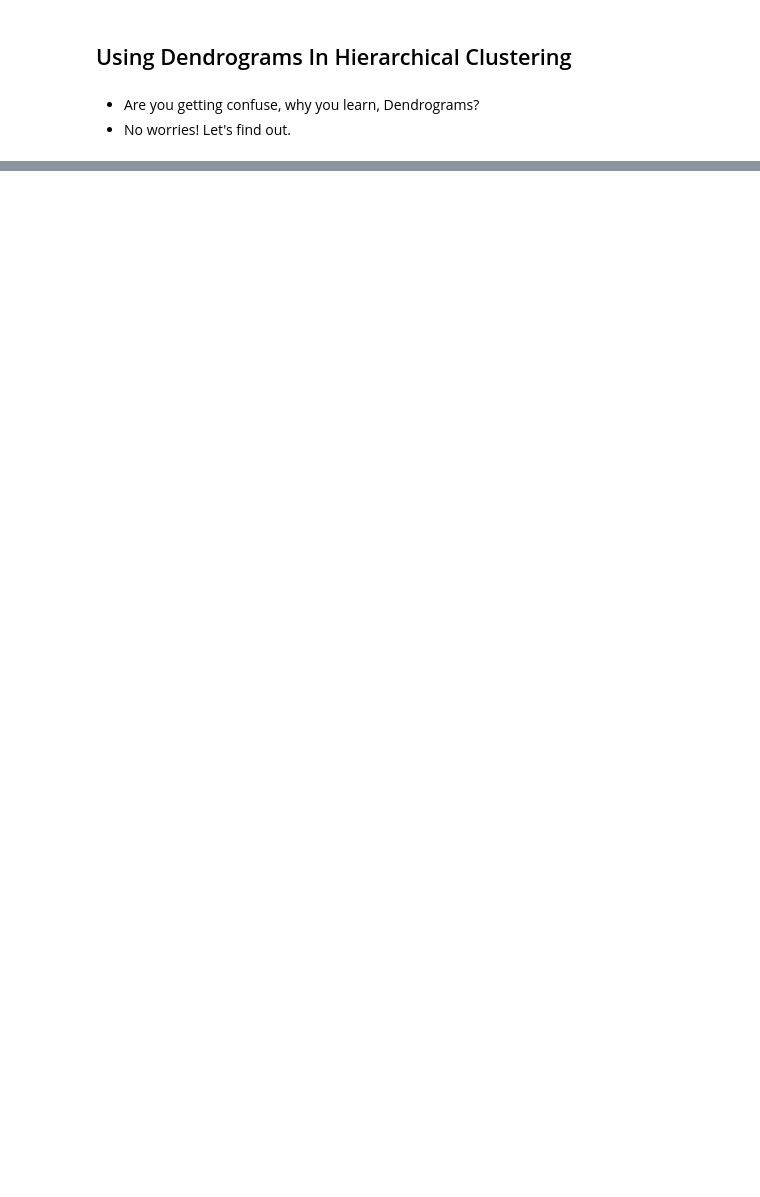
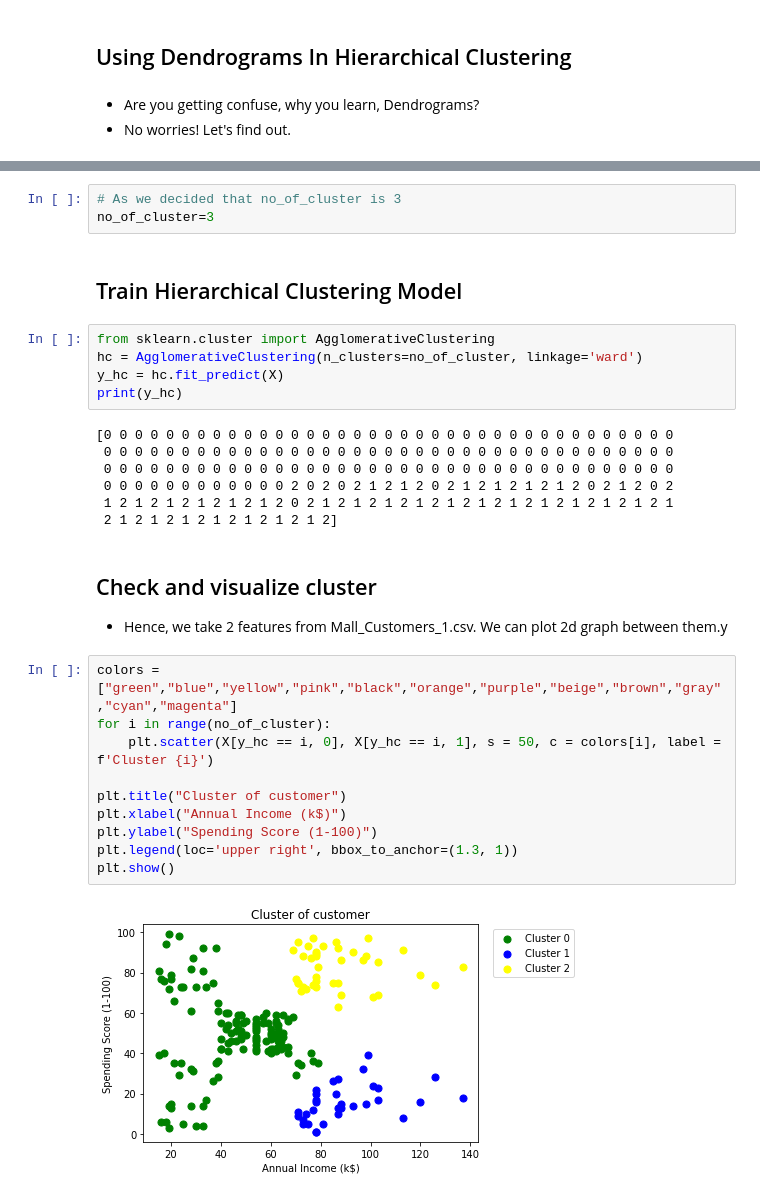
Before and after one commit to sanjay-rb/Machine-learning, a Jupyter notebook: notebook/20 . Hierarchical Clustering.ipynb, the cells around one changed output, grey strips where cells are left out. Drawn from its saved outputs; the diff is of its cells as text; blank space fills up the shorter version.

```diff
--- a/notebook/20 . Hierarchical Clustering.ipynb
+++ b/notebook/20 . Hierarchical Clustering.ipynb
@@ -91,0 +136,32 @@ We need to find the longest distance between the Dendrogram horizontal lines.
+# %%
+# As we decided that no_of_cluster is 3
+no_of_cluster=3
+# %% [markdown]
+## Train Hierarchical Clustering Model
+# %%
+from sklearn.cluster import AgglomerativeClustering
+hc = AgglomerativeClustering(n_clusters=no_of_cluster, linkage='ward')
+y_hc = hc.fit_predict(X)
+print(y_hc)
+# %% [output]
+[0 0 0 0 0 0 0 0 0 0 0 0 0 0 0 0 0 0 0 0 0 0 0 0 0 0 0 0 0 0 0 0 0 0 0 0 0
+ 0 0 0 0 0 0 0 0 0 0 0 0 0 0 0 0 0 0 0 0 0 0 0 0 0 0 0 0 0 0 0 0 0 0 0 0 0
+ 0 0 0 0 0 0 0 0 0 0 0 0 0 0 0 0 0 0 0 0 0 0 0 0 0 0 0 0 0 0 0 0 0 0 0 0 0
+ 0 0 0 0 0 0 0 0 0 0 0 0 2 0 2 0 2 1 2 1 2 0 2 1 2 1 2 1 2 1 2 0 2 1 2 0 2
+ 1 2 1 2 1 2 1 2 1 2 1 2 0 2 1 2 1 2 1 2 1 2 1 2 1 2 1 2 1 2 1 2 1 2 1 2 1
+ 2 1 2 1 2 1 2 1 2 1 2 1 2 1 2]
+# %% [markdown]
+## Check and visualize cluster
+- Hence, we take 2 features from Mall_Customers_1.csv. We can plot 2d graph between them.y
+# %%
+colors = ["green","blue","yellow","pink","black","orange","purple","beige","brown","gray","cyan","magenta"]
+for i in range(no_of_cluster):
+    plt.scatter(X[y_hc == i, 0], X[y_hc == i, 1], s = 50, c = colors[i], label = f'Cluster {i}')
+
+plt.title("Cluster of customer")
+plt.xlabel("Annual Income (k$)")
+plt.ylabel("Spending Score (1-100)")
+plt.legend(loc='upper right', bbox_to_anchor=(1.3, 1))
+plt.show()
+# %% [output]
+[figure, added]
```
Also changed, not shown: parts of 12 cells of this notebook, 8 other files.
